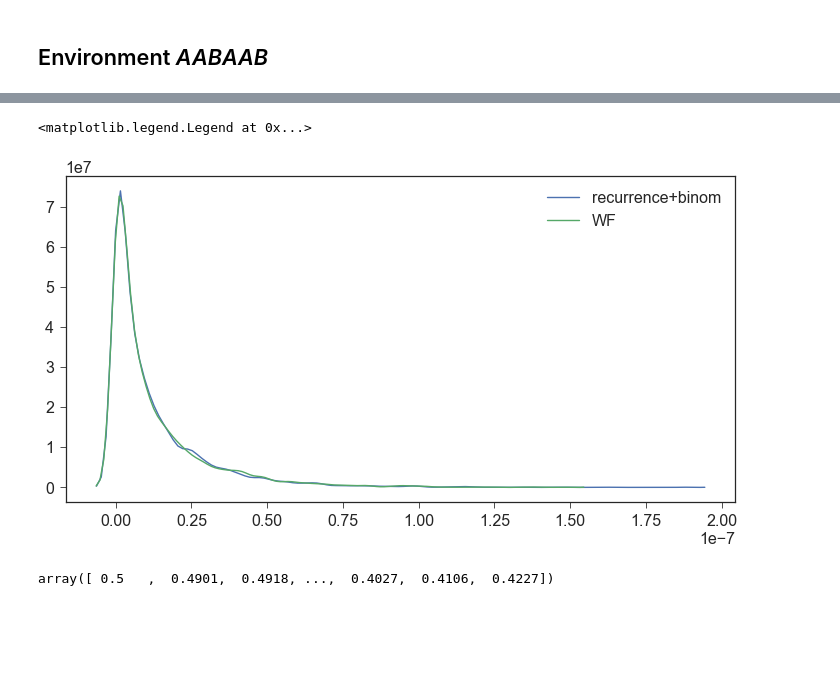
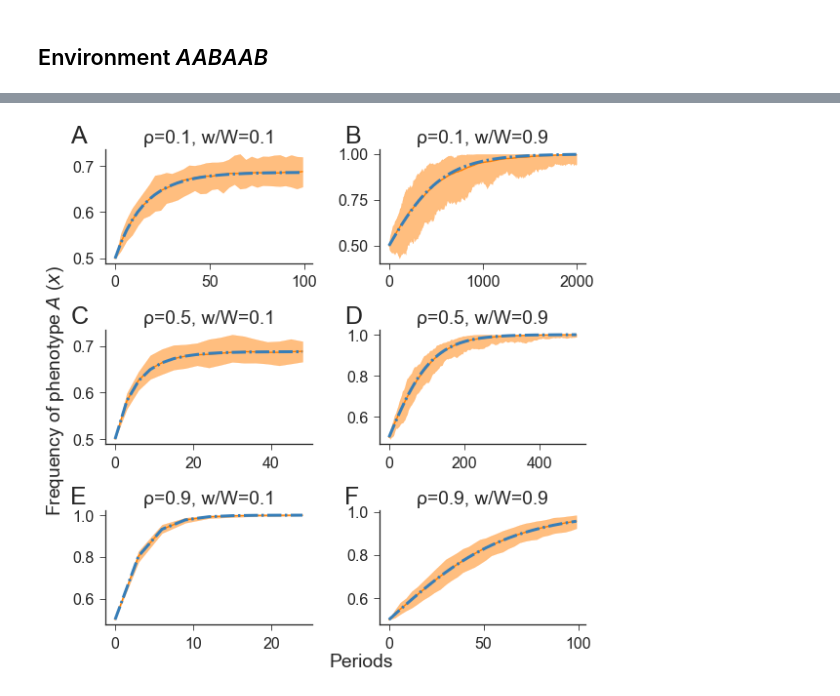
Before and after one commit to yoavram/Milpitas, a Jupyter notebook: notebooks/recurrence.ipynb, the cells around one changed output, grey strips where cells are left out. Saved outputs shown, nothing was run; the diff lists cells and outputs as text; code cells hidden in the pictures; blank space fills up the shorter version.

```diff
--- a/notebooks/recurrence.ipynb
+++ b/notebooks/recurrence.ipynb
@@ -240,9 +195,0 @@ fig.savefig('../figures/env_A2B1.pdf', bbox_extra_artists=[xlabel, ylabel], bbox
-# %%
-fig, ax = plt.subplots()
-_df = df[(df['ω0'] == ωA_) & (df['ω1'] == ωB_) & (df['η1'] == η_)]
-for (π0_, grp) in _df[_df['t'] % 3 == 0].groupby('π0'):
-    grp.sort_values('t').plot('t', 'π', ax=ax, label=π0_)
-ax.set_xlabel('Periods')
-ax.set_ylabel(r'$\bar{\pi}$ or $\tilde{x}$')
-ax.legend(title='$\pi_0$')
-sns.despine()
@@ -520,15 +196,50 @@ sns.despine()
-# %%
-xres = (x[1:] - recurrence(x[:-1], ρ, W, w))**2 / (N*x[:-1] * (1-x[:-1]))
-πρres = (πρ.mean(axis=1)[1:] - recurrence(πρ.mean(axis=1)[:-1], ρ, W, w))**2 / (N*πρ.mean(axis=1)[:-1] * (1-πρ.mean(axis=1)[:-1]))
-
-fig, ax = plt.subplots(1, 1, figsize=(12, 6))
-sns.distplot(xres, bins=100, hist_kws=dict(alpha=0.5), hist=False, label='recurrence+binom')
-sns.distplot(πρres, bins=100, hist=False, hist_kws=dict(alpha=0.5), label='WF')
-plt.legend(loc='upper right')
-# %% [output]
-<matplotlib.legend.Legend at 0x...>
-[figure, removed]
-# %%
-z
-# %% [output]
-array([ 0.5   ,  0.4901,  0.4918, ...,  0.4027,  0.4106,  0.4227])
+# %%
+N = 10000
+ns = np.array([[100,2000],[50,500],[25, 100]])
+ρs = [0.1, 0.5, 0.9]
+ws = [0.1, 0.9]
+W_ = 1.0
+fig, axes = plt.subplots(len(ρs), len(ws), figsize=(8, 8), sharex=False, sharey=False)
+
+for i, ρ_ in enumerate(ρs):
+    for j, w_ in enumerate(ws):
+        ax = axes[i, j]
+        n = ns[i, j]
+        t_ = range(0, n, 3)
+        # WF
+        reps = 100
+        x_ = np.empty((n, reps))
+        x_[0, :] = 0.5
+        y_ = np.empty(n)
+        y_[0] = 0.5
+        for t in range(1, n):
+            wA, wB = (w_, W_) if t % 3 == 0 else (W_, w_)
+            y_[t] = recurrence(y_[t - 1], ρ_, wA, wB)
+            x_[t, :] = recurrence(x_[t - 1, :], ρ_, wA, wB)
+            x_[t, :] = normed_binomial(N, x_[t, :])
+        ci_low = np.percentile(x_, 0.5, axis=1)
+        ci_high = np.percentile(x_, 99.5, axis=1)
+        ax.fill_between(
+            t_,
+            ci_low[t_], ci_high[t_],
+            alpha=0.5, color=orange
+        )
+        ax.plot(t_, x_.mean(axis=1)[t_], color=orange, label='Wright-Fisher')
+        ax.plot(t_, y_[t_], color=blue, lw=3, ls='-.', label='Deterministic')
+        # styling
+        ax.set_title(r'ρ={}, w/W={}'.format(ρ_, w_/W_))
+        ax.legend().set_visible(False)
+
+for i in range(2): axes[0, i].set_xlabel('')
+for i in range(2): axes[1, i].set_xlabel('')
+for i in range(2): axes[i, 1].set_ylabel('')
+for i in range(2): axes[i, 0].set_ylabel('')
+
+xlabel = fig_xlabel(fig, 'Periods', x=0.55)
+ylabel = fig_ylabel(fig, 'Frequency of phenotype $A$ ($x$)', x=0.025)
+fig_panel_labels(axes, ycoord=1.05)
+fig.tight_layout()
+sns.despine()
+fig.savefig('../figures/env_A2B1.pdf', bbox_extra_artists=[xlabel, ylabel], bbox_inches='tight');
+# %% [output]
+[figure, added]
```
Also changed, not shown: parts of 24 cells of this notebook, 2 other files.
